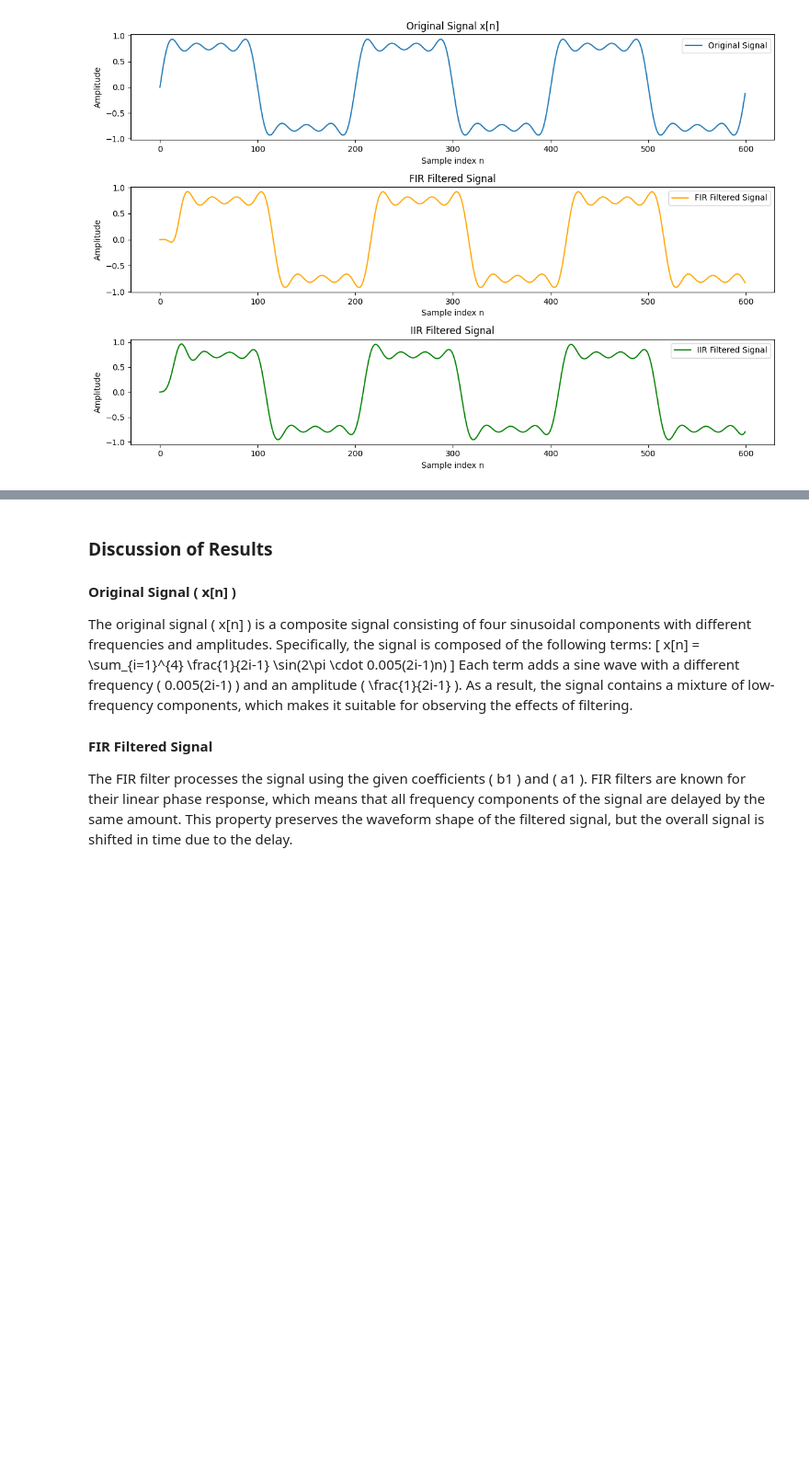
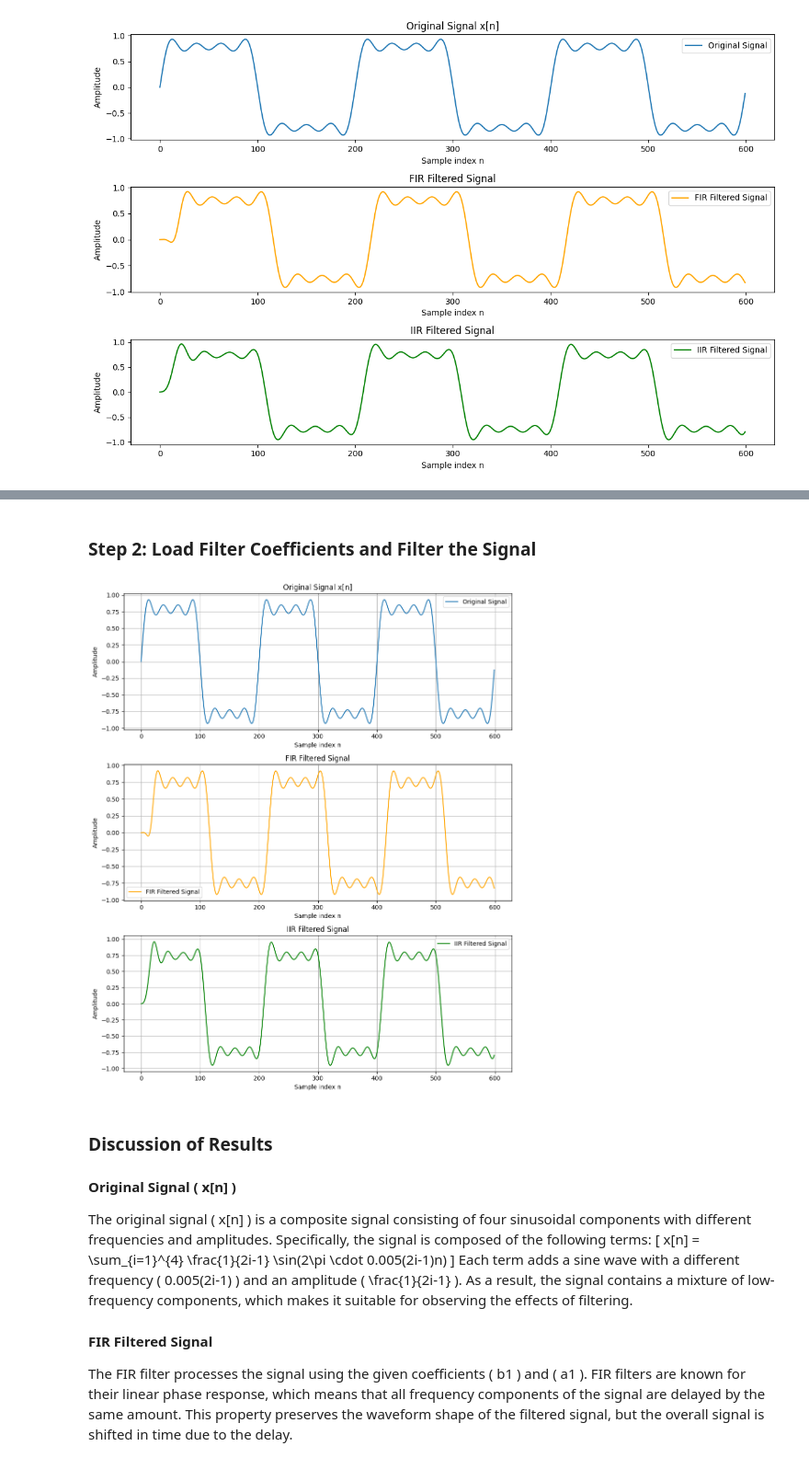
Before and after one commit to wolfram-laube/dsp-ue_grp-22, a Jupyter notebook: Assignment_5/DSP_Assignment_5.ipynb, the cells around one changed output, grey strips where cells are left out. Shown at 92% size. Saved outputs shown, nothing was run; the diff lists cells and outputs as text; code cells hidden in the pictures; blank space fills up the shorter version.

```diff
--- a/Assignment_5/DSP_Assignment_5.ipynb
+++ b/Assignment_5/DSP_Assignment_5.ipynb
@@ -77,3 +103,54 @@ plt.show()
+# %% [markdown]
+### Step 2: Load Filter Coefficients and Filter the Signal
+# %%
+import scipy.io
+from scipy.signal import lfilter
+
+# Load filter coefficients
+coefficients = scipy.io.loadmat('Filter_coefficients.mat')
+b1 = coefficients['b1'].flatten()
+a1 = coefficients['a1'].flatten()
+b2 = coefficients['b2'].flatten()
+a2 = coefficients['a2'].flatten()
+
+# FIR Filter
+y_fir = lfilter(b1, a1, x)
+
+# IIR Filter
+y_iir = lfilter(b2, a2, x)
+
+# Plot the original and filtered signals
+plt.figure(figsize=(10, 12))
+
+plt.subplot(3, 1, 1)
+plt.plot(n, x, label='Original Signal')
+plt.title('Original Signal x[n]')
+plt.xlabel('Sample index n')
+plt.ylabel('Amplitude')
+plt.legend()
+plt.grid(True)
+
+plt.subplot(3, 1, 2)
+plt.plot(n, y_fir, label='FIR Filtered Signal', color='orange')
+plt.title('FIR Filtered Signal')
+plt.xlabel('Sample index n')
+plt.ylabel('Amplitude')
+plt.legend()
+plt.grid(True)
+
+plt.subplot(3, 1, 3)
+plt.plot(n, y_iir, label='IIR Filtered Signal', color='green')
+plt.title('IIR Filtered Signal')
+plt.xlabel('Sample index n')
+plt.ylabel('Amplitude')
+plt.legend()
+plt.grid(True)
+
+plt.tight_layout()
+plt.savefig('fig/ex1_filtered_signals.png')  # Save the plot
+plt.show()
+# %% [output]
+[figure, added]
 # %% [markdown]
 ### Discussion of Results
 
```
Also changed, not shown: parts of 20 cells of this notebook, 37 other files.
